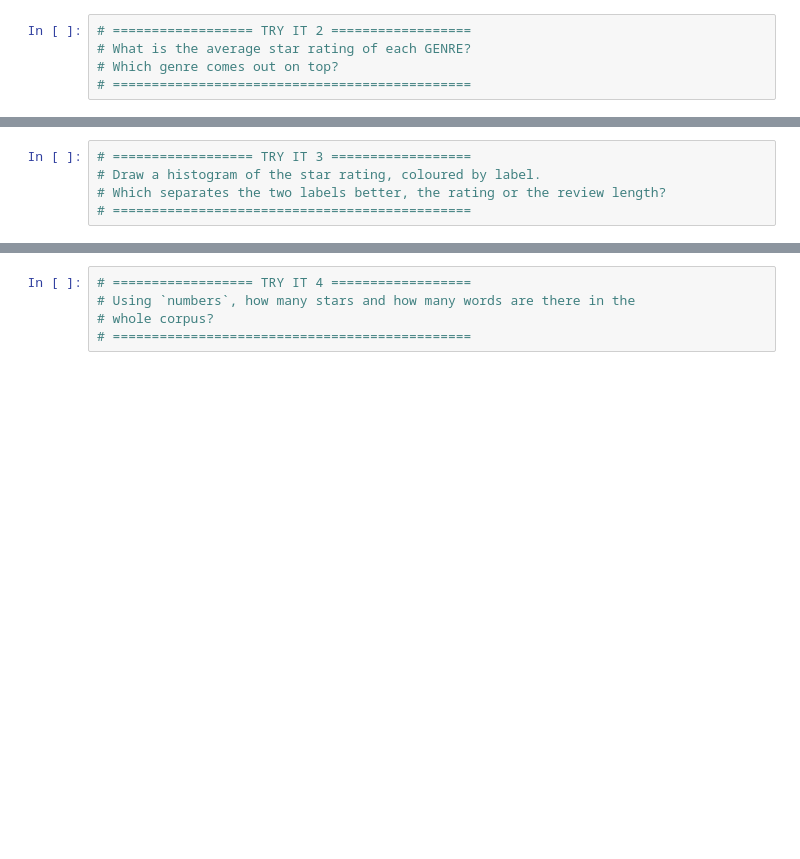
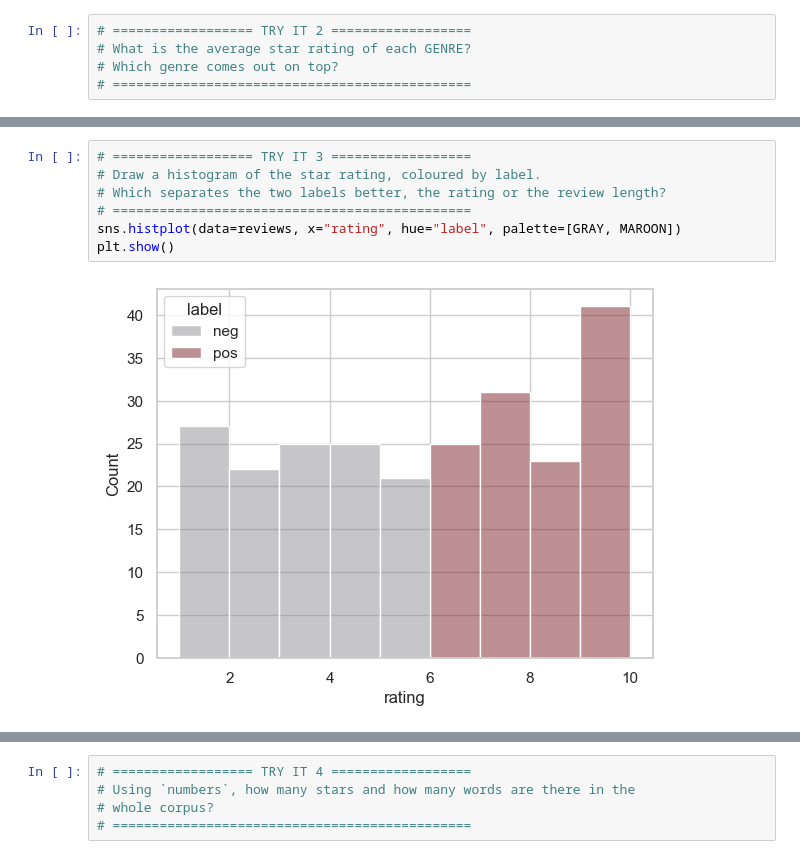
Before and after one commit to edavalosanaya/CSCI3495_NLP_LLMs_Student, a Jupyter notebook: weeks/week-03/class-01/exercise/lab.ipynb, the cells around one changed output, grey strips where cells are left out. Drawn from its saved outputs; the diff is of its cells as text; blank space fills up the shorter version.

```diff
--- a/weeks/week-03/class-01/exercise/lab.ipynb
+++ b/weeks/week-03/class-01/exercise/lab.ipynb
@@ -226,8 +326,12 @@ plt.show()
 # %%
 # ================== TRY IT 3 ==================
 # Draw a histogram of the star rating, coloured by label.
 # Which separates the two labels better, the rating or the review length?
 # ==============================================
+sns.histplot(data=reviews, x="rating", hue="label", palette=[GRAY, MAROON])
+plt.show()
+# %% [output]
+[figure, added]
 # %% [markdown]
 ## Part 4. Underneath the table is a NumPy array
 
```
Also changed, not shown: parts of 23 cells of this notebook, 38 other files.
